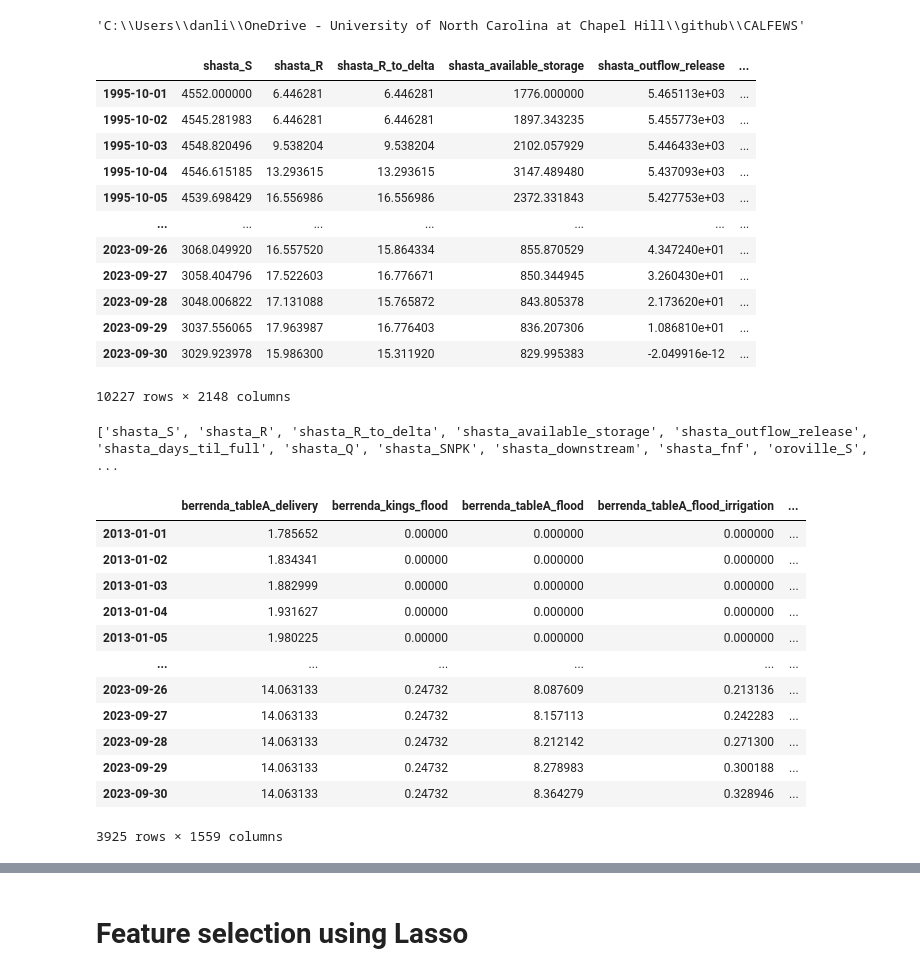
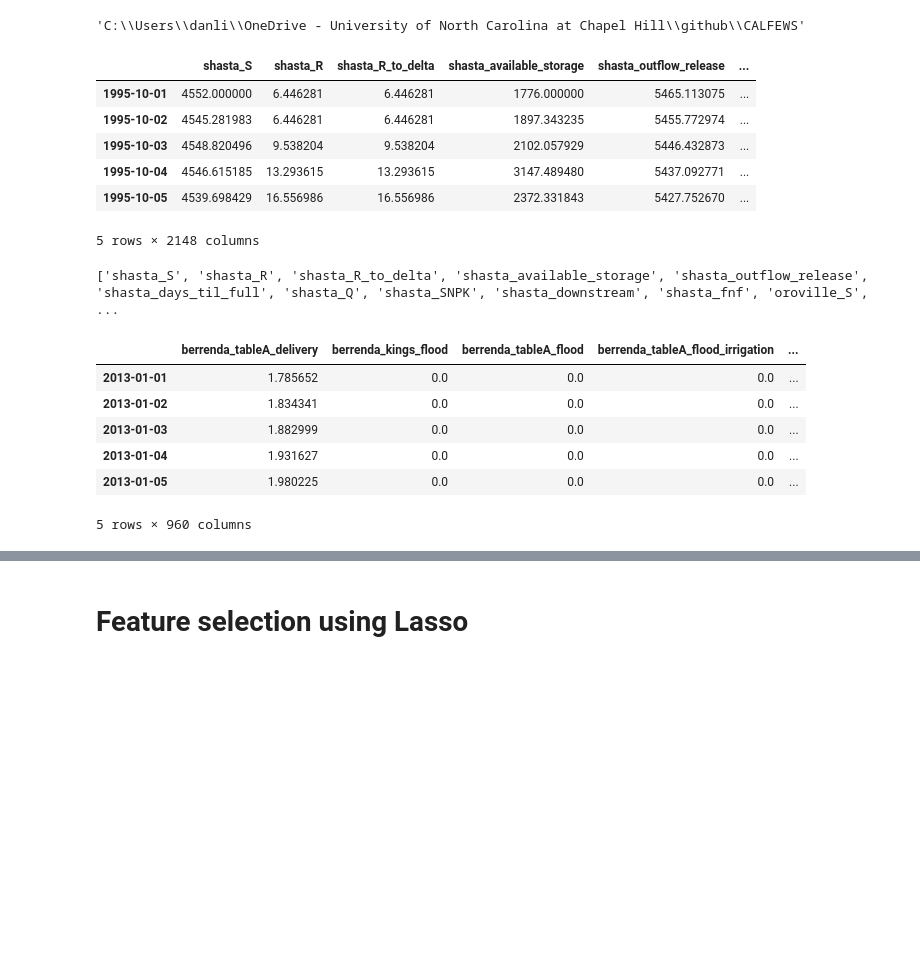
Before and after one commit to dlkency/CALFEWS, a Jupyter notebook: CALFEW_water_price_index.ipynb, the cells around one changed output, grey strips where cells are left out. Cells and saved outputs as stored; diff of their text form; code cells hidden in the pictures; blank space fills up the shorter version.

```diff
--- a/CALFEW_water_price_index.ipynb
+++ b/CALFEW_water_price_index.ipynb
@@ -300,41 +332,28 @@ fig_folder = output_folder + 'figs/'
 # now load simulation output
 datDaily = get_results_sensitivity_number_outside_model(output_file, '')
 # %%
-datDaily
+datDaily.head()
 # %% [output]
 |  | shasta_S | shasta_R | shasta_R_to_delta | shasta_available_storage | shasta_outflow_release | ... |
-| 1995-10-01 | 4552.000000 | 6.446281 | 6.446281 | 1776.000000 | 5.465113e+03 | ... |
-| 1995-10-02 | 4545.281983 | 6.446281 | 6.446281 | 1897.343235 | 5.455773e+03 | ... |
-| 1995-10-03 | 4548.820496 | 9.538204 | 9.538204 | 2102.057929 | 5.446433e+03 | ... |
-| 1995-10-04 | 4546.615185 | 13.293615 | 13.293615 | 3147.489480 | 5.437093e+03 | ... |
-| 1995-10-05 | 4539.698429 | 16.556986 | 16.556986 | 2372.331843 | 5.427753e+03 | ... |
-| ... | ... | ... | ... | ... | ... | ... |
-| 2023-09-26 | 3068.049920 | 16.557520 | 15.864334 | 855.870529 | 4.347240e+01 | ... |
-| 2023-09-27 | 3058.404796 | 17.522603 | 16.776671 | 850.344945 | 3.260430e+01 | ... |
-| 2023-09-28 | 3048.006822 | 17.131088 | 15.765872 | 843.805378 | 2.173620e+01 | ... |
-| 2023-09-29 | 3037.556065 | 17.963987 | 16.776403 | 836.207306 | 1.086810e+01 | ... |
-| 2023-09-30 | 3029.923978 | 15.986300 | 15.311920 | 829.995383 | -2.049916e-12 | ... |
+| 1995-10-01 | 4552.000000 | 6.446281 | 6.446281 | 1776.000000 | 5465.113075 | ... |
+| 1995-10-02 | 4545.281983 | 6.446281 | 6.446281 | 1897.343235 | 5455.772974 | ... |
+| 1995-10-03 | 4548.820496 | 9.538204 | 9.538204 | 2102.057929 | 5446.432873 | ... |
+| 1995-10-04 | 4546.615185 | 13.293615 | 13.293615 | 3147.489480 | 5437.092771 | ... |
+| 1995-10-05 | 4539.698429 | 16.556986 | 16.556986 | 2372.331843 | 5427.752670 | ... |
-10227 rows × 2148 columns
+5 rows × 2148 columns
-# %%
-print(list(datDaily.keys()))
-# start with berrenda_tableA_delivery outhbay_tableA_turnback',
-# %% [output]
-['shasta_S', 'shasta_R', 'shasta_R_to_delta', 'shasta_available_storage', 'shasta_outflow_release', 'shasta_days_til_full', 'shasta_Q', 'shasta_SNPK', 'shasta_downstream', 'shasta_fnf', 'oroville_S',  ...
 # %%
+print(list(datDaily.keys()))
 # Assuming your dataframe is named 'df'
 datDaily_selected = datDaily.loc['2013':'2023', 'berrenda_tableA_delivery':'wonderful_BLR_tableA_delivery']   #outhbay_cvpdelta_turnback is not unique
-datDaily_selected
+# Assuming your dataframe is named 'df'
+datDaily_selected = datDaily_selected.loc[:, ~datDaily_selected.columns.str.contains('cap')]
+datDaily_selected.head()
 # %% [output]
+['shasta_S', 'shasta_R', 'shasta_R_to_delta', 'shasta_available_storage', 'shasta_outflow_release', 'shasta_days_til_full', 'shasta_Q', 'shasta_SNPK', 'shasta_downstream', 'shasta_fnf', 'oroville_S',  ...
 |  | berrenda_tableA_delivery | berrenda_kings_flood | berrenda_tableA_flood | berrenda_tableA_flood_irrigation | ... |
-| 2013-01-01 | 1.785652 | 0.00000 | 0.000000 | 0.000000 | ... |
-| 2013-01-02 | 1.834341 | 0.00000 | 0.000000 | 0.000000 | ... |
-| 2013-01-03 | 1.882999 | 0.00000 | 0.000000 | 0.000000 | ... |
-| 2013-01-04 | 1.931627 | 0.00000 | 0.000000 | 0.000000 | ... |
-| 2013-01-05 | 1.980225 | 0.00000 | 0.000000 | 0.000000 | ... |
-| ... | ... | ... | ... | ... | ... |
-| 2023-09-26 | 14.063133 | 0.24732 | 8.087609 | 0.213136 | ... |
-| 2023-09-27 | 14.063133 | 0.24732 | 8.157113 | 0.242283 | ... |
-| 2023-09-28 | 14.063133 | 0.24732 | 8.212142 | 0.271300 | ... |
-| 2023-09-29 | 14.063133 | 0.24732 | 8.278983 | 0.300188 | ... |
-| 2023-09-30 | 14.063133 | 0.24732 | 8.364279 | 0.328946 | ... |
+| 2013-01-01 | 1.785652 | 0.0 | 0.0 | 0.0 | ... |
+| 2013-01-02 | 1.834341 | 0.0 | 0.0 | 0.0 | ... |
+| 2013-01-03 | 1.882999 | 0.0 | 0.0 | 0.0 | ... |
+| 2013-01-04 | 1.931627 | 0.0 | 0.0 | 0.0 | ... |
+| 2013-01-05 | 1.980225 | 0.0 | 0.0 | 0.0 | ... |
-3925 rows × 1559 columns
+5 rows × 960 columns
```
Also changed, not shown: parts of 38 cells of this notebook, 7 other files.
